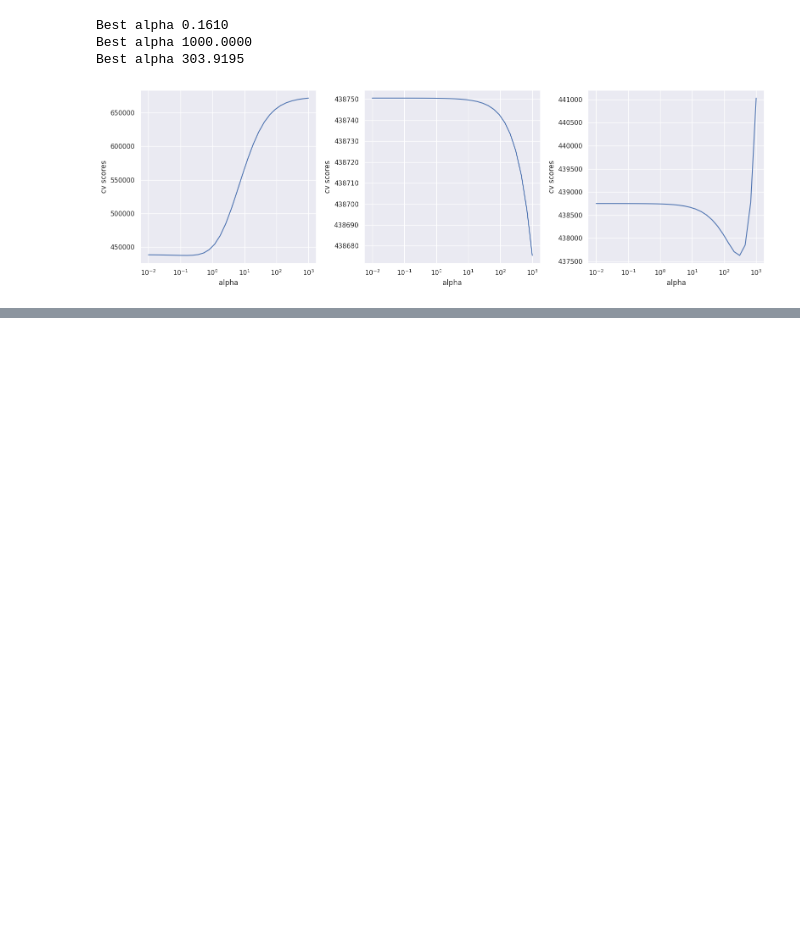
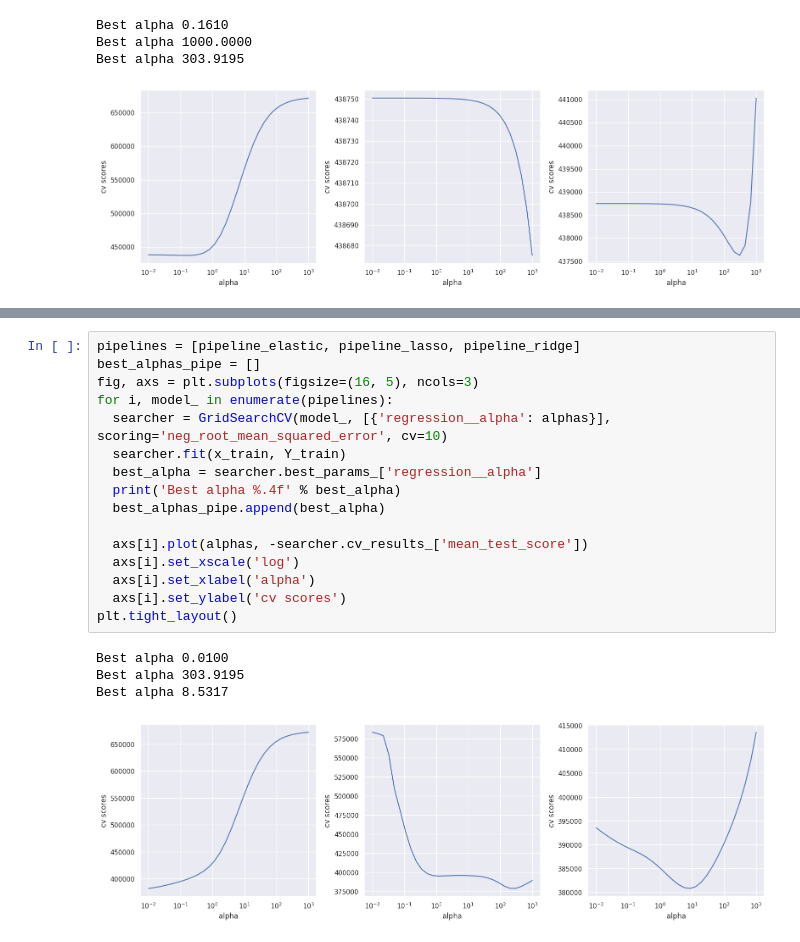
Before and after one commit to trizyx/melb_data, a Jupyter notebook: melbourn.ipynb, the cells around one changed output, grey strips where cells are left out. Drawn from its saved outputs; the diff is of its cells as text; blank space fills up the shorter version.

```diff
--- a/melbourn.ipynb
+++ b/melbourn.ipynb
@@ -270,3 +269,24 @@ for i, m in enumerate([pipeline_elastic, pipeline_lasso, pipeline_ridge]):
 Test RMSE 409447.2916
 Test RMSE 364881.8570
 Test RMSE 348707.3593
+# %%
+pipelines = [pipeline_elastic, pipeline_lasso, pipeline_ridge]
+best_alphas_pipe = []
+fig, axs = plt.subplots(figsize=(16, 5), ncols=3)
+for i, model_ in enumerate(pipelines):
+  searcher = GridSearchCV(model_, [{'regression__alpha': alphas}], scoring='neg_root_mean_squared_error', cv=10)
+  searcher.fit(x_train, Y_train)
+  best_alpha = searcher.best_params_['regression__alpha']
+  print('Best alpha %.4f' % best_alpha)
+  best_alphas_pipe.append(best_alpha)
+
+  axs[i].plot(alphas, -searcher.cv_results_['mean_test_score'])
+  axs[i].set_xscale('log')
+  axs[i].set_xlabel('alpha')
+  axs[i].set_ylabel('cv scores')
+plt.tight_layout()
+# %% [output]
+Best alpha 0.0100
+Best alpha 303.9195
+Best alpha 8.5317
+[figure, added]
```
Also changed, not shown: parts of 3 cells of this notebook.
